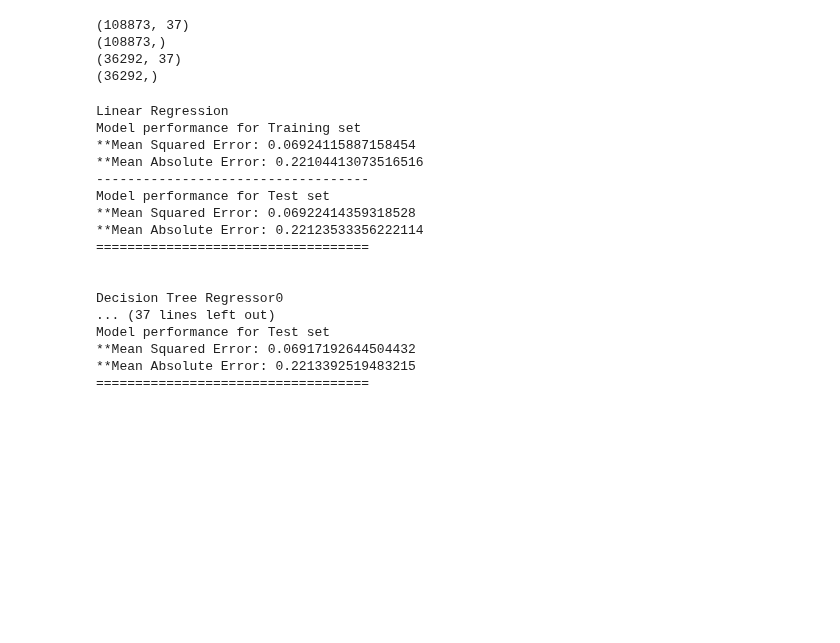
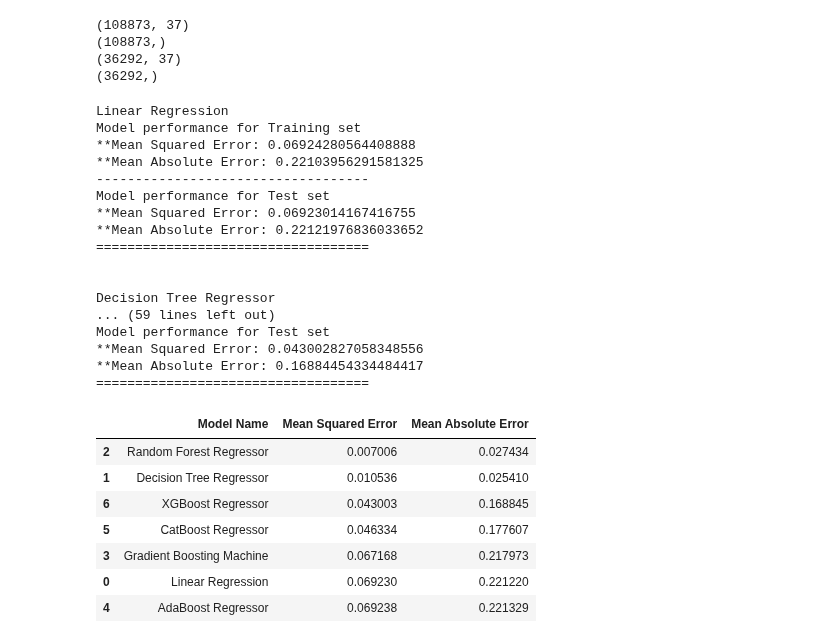
Before and after one commit to Akshay-Paunikar/Forage_Virtual_Internship_Program, a Jupyter notebook: Cognizant/Task 3 - Model Building and Interpretation/Task_3_Model_Building_and_Interpretation.ipynb, the cells around one changed output. Drawn from its saved outputs; the diff is of its cells as text; code cells hidden in the pictures; blank space fills up the shorter version.

```diff
--- a/Cognizant/Task 3 - Model Building and Interpretation/Task_3_Model_Building_and_Interpretation.ipynb
+++ b/Cognizant/Task 3 - Model Building and Interpretation/Task_3_Model_Building_and_Interpretation.ipynb
@@ -633,7 +633,7 @@ models = {
     "Random Forest Regressor": RandomForestRegressor(),
     "Gradient Boosting Machine": GradientBoostingRegressor(),
     "AdaBoost Regressor": AdaBoostRegressor(),
-    "CatBoost Regressor": CatBoostRegressor(),
+    "CatBoost Regressor": CatBoostRegressor(verbose=False),
     "XGBoost Regressor": XGBRegressor()
 }
 
@@ -646,8 +646,8 @@ for i in range(len(list(models))):
     model.fit(X_train_scaled, y_train)
 
     # make predictions
-    y_train_pred = model.predict(X_train_scaled)
-    y_test_pred = model.predict(X_test_scaled)
+    y_train_pred = model.predict(X_train_scaled).round(2)
+    y_test_pred = model.predict(X_test_scaled).round(2)
 
     # evaluate train and test data
     train_mean_squared_error, train_mean_absolute_error = evaluate_model(y_train, y_train_pred)
@@ -674,18 +674,32 @@ for i in range(len(list(models))):
 # %% [output]
 Linear Regression
 Model performance for Training set
-**Mean Squared Error: 0.06924115887158454
-**Mean Absolute Error: 0.22104413073516516
+**Mean Squared Error: 0.06924280564408888
+**Mean Absolute Error: 0.22103956291581325
 -----------------------------------
 Model performance for Test set
-**Mean Squared Error: 0.06922414359318528
-**Mean Absolute Error: 0.22123533356222114
+**Mean Squared Error: 0.06923014167416755
+**Mean Absolute Error: 0.22121976836033652
 ===================================
 
 
-Decision Tree Regressor0
-... (37 lines left out)
+Decision Tree Regressor
+... (59 lines left out)
 Model performance for Test set
-**Mean Squared Error: 0.06917192644504432
-**Mean Absolute Error: 0.2213392519483215
+**Mean Squared Error: 0.043002827058348556
+**Mean Absolute Error: 0.16884454334484417
 ===================================
+# %%
+# Results
+pd.DataFrame(list(zip(model_list, squared_error, absolute_error)),
+             columns=['Model Name', 'Mean Squared Error', 'Mean Absolute Error']).sort_values(
+                 by=["Mean Squared Error"], ascending=True)
+# %% [output]
+|  | Model Name | Mean Squared Error | Mean Absolute Error |
+| 2 | Random Forest Regressor | 0.007006 | 0.027434 |
+| 1 | Decision Tree Regressor | 0.010536 | 0.025410 |
+| 6 | XGBoost Regressor | 0.043003 | 0.168845 |
+| 5 | CatBoost Regressor | 0.046334 | 0.177607 |
+| 3 | Gradient Boosting Machine | 0.067168 | 0.217973 |
+| 0 | Linear Regression | 0.069230 | 0.221220 |
+| 4 | AdaBoost Regressor | 0.069238 | 0.221329 |
```
Also changed, not shown: parts of 6 cells of this notebook, 4 other files.
